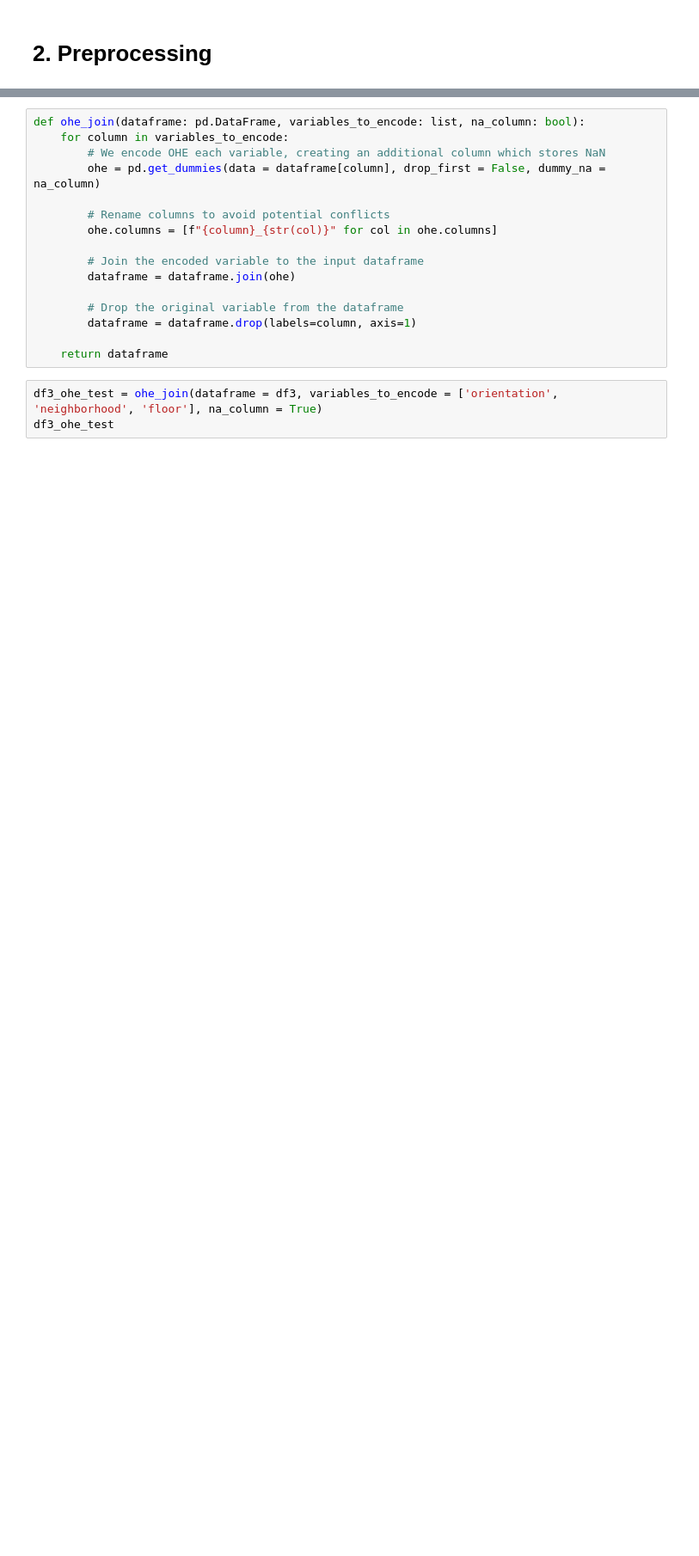
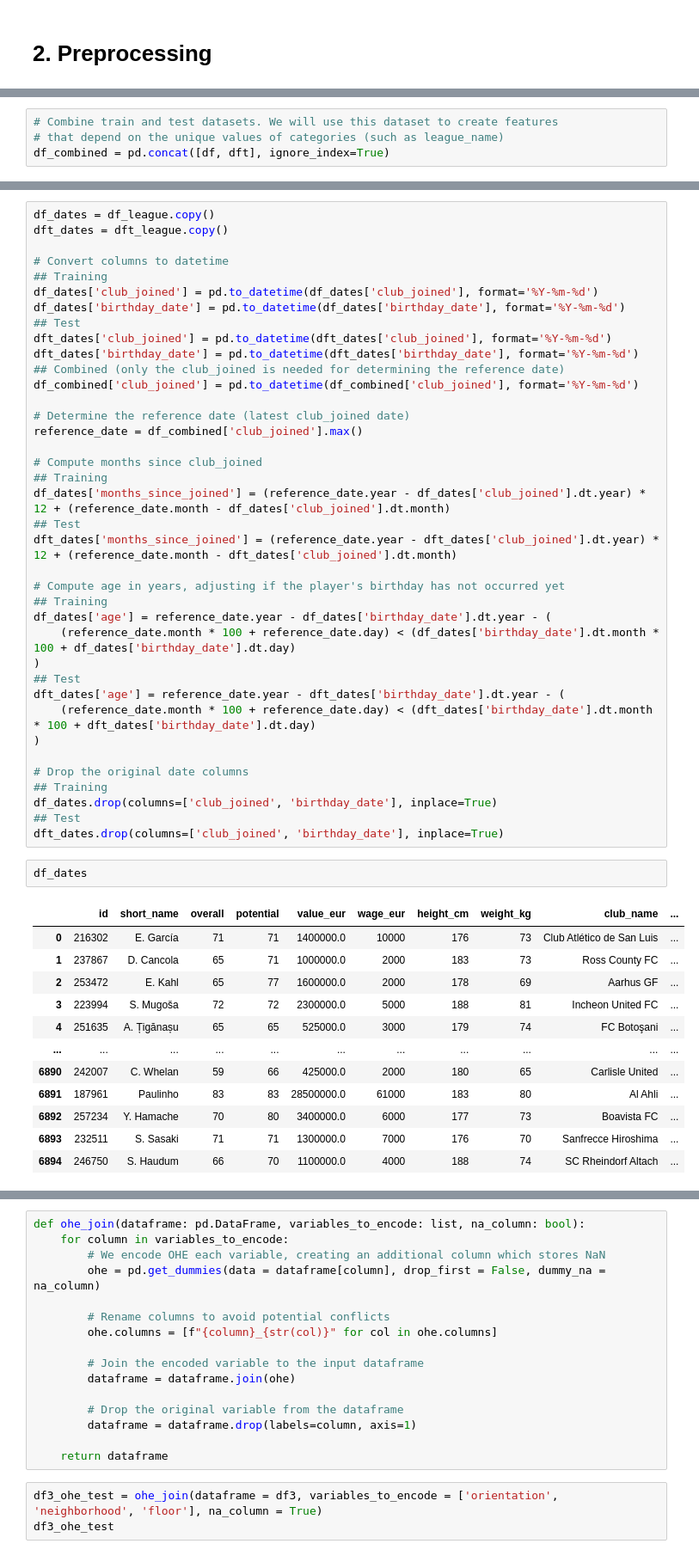
Before and after one commit to simonvellin/football_position_prediction, a Jupyter notebook: pablo/2_preprocessing.ipynb, the cells around one changed output, grey strips where cells are left out. Shown at 86% size. Cells and saved outputs as stored; diff of their text form; blank space fills up the shorter version.

```diff
--- a/pablo/2_preprocessing.ipynb
+++ b/pablo/2_preprocessing.ipynb
@@ -201,0 +118,4 @@ Create features that may be useful for improving the predictions (before splitti
+# %%
+# Combine train and test datasets. We will use this dataset to create features
+# that depend on the unique values of categories (such as league_name)
+df_combined = pd.concat([df, dft], ignore_index=True)
@@ -201,0 +225,53 @@ Create features that may be useful for improving the predictions (before splitti
+# %%
+df_dates = df_league.copy()
+dft_dates = dft_league.copy()
+
+# Convert columns to datetime
+## Training
+df_dates['club_joined'] = pd.to_datetime(df_dates['club_joined'], format='%Y-%m-%d')
+df_dates['birthday_date'] = pd.to_datetime(df_dates['birthday_date'], format='%Y-%m-%d')
+## Test
+dft_dates['club_joined'] = pd.to_datetime(dft_dates['club_joined'], format='%Y-%m-%d')
+dft_dates['birthday_date'] = pd.to_datetime(dft_dates['birthday_date'], format='%Y-%m-%d')
+## Combined (only the club_joined is needed for determining the reference date)
+df_combined['club_joined'] = pd.to_datetime(df_combined['club_joined'], format='%Y-%m-%d')
+
+# Determine the reference date (latest club_joined date)
+reference_date = df_combined['club_joined'].max()
+
+# Compute months since club_joined
+## Training
+df_dates['months_since_joined'] = (reference_date.year - df_dates['club_joined'].dt.year) * 12 + (reference_date.month - df_dates['club_joined'].dt.month)
+## Test
+dft_dates['months_since_joined'] = (reference_date.year - dft_dates['club_joined'].dt.year) * 12 + (reference_date.month - dft_dates['club_joined'].dt.month)
+
+# Compute age in years, adjusting if the player's birthday has not occurred yet
+## Training
+df_dates['age'] = reference_date.year - df_dates['birthday_date'].dt.year - (
+    (reference_date.month * 100 + reference_date.day) < (df_dates['birthday_date'].dt.month * 100 + df_dates['birthday_date'].dt.day)
+)
+## Test
+dft_dates['age'] = reference_date.year - dft_dates['birthday_date'].dt.year - (
+    (reference_date.month * 100 + reference_date.day) < (dft_dates['birthday_date'].dt.month * 100 + dft_dates['birthday_date'].dt.day)
+)
+
+# Drop the original date columns
+## Training
+df_dates.drop(columns=['club_joined', 'birthday_date'], inplace=True)
+## Test
+dft_dates.drop(columns=['club_joined', 'birthday_date'], inplace=True)
+# %%
+df_dates
+# %% [output]
+|  | id | short_name | overall | potential | value_eur | wage_eur | height_cm | weight_kg | club_name | ... |
+| 0 | 216302 | E. García | 71 | 71 | 1400000.0 | 10000 | 176 | 73 | Club Atlético de San Luis | ... |
+| 1 | 237867 | D. Cancola | 65 | 71 | 1000000.0 | 2000 | 183 | 73 | Ross County FC | ... |
+| 2 | 253472 | E. Kahl | 65 | 77 | 1600000.0 | 2000 | 178 | 69 | Aarhus GF | ... |
+| 3 | 223994 | S. Mugoša | 72 | 72 | 2300000.0 | 5000 | 188 | 81 | Incheon United FC | ... |
+| 4 | 251635 | A. Țigănașu | 65 | 65 | 525000.0 | 3000 | 179 | 74 | FC Botoşani | ... |
+| ... | ... | ... | ... | ... | ... | ... | ... | ... | ... | ... |
+| 6890 | 242007 | C. Whelan | 59 | 66 | 425000.0 | 2000 | 180 | 65 | Carlisle United | ... |
+| 6891 | 187961 | Paulinho | 83 | 83 | 28500000.0 | 61000 | 183 | 80 | Al Ahli | ... |
+| 6892 | 257234 | Y. Hamache | 70 | 80 | 3400000.0 | 6000 | 177 | 73 | Boavista FC | ... |
+| 6893 | 232511 | S. Sasaki | 71 | 71 | 1300000.0 | 7000 | 176 | 70 | Sanfrecce Hiroshima | ... |
+| 6894 | 246750 | S. Haudum | 66 | 70 | 1100000.0 | 4000 | 188 | 74 | SC Rheindorf Altach | ... |
```
Also changed, not shown: parts of 46 cells of this notebook.
